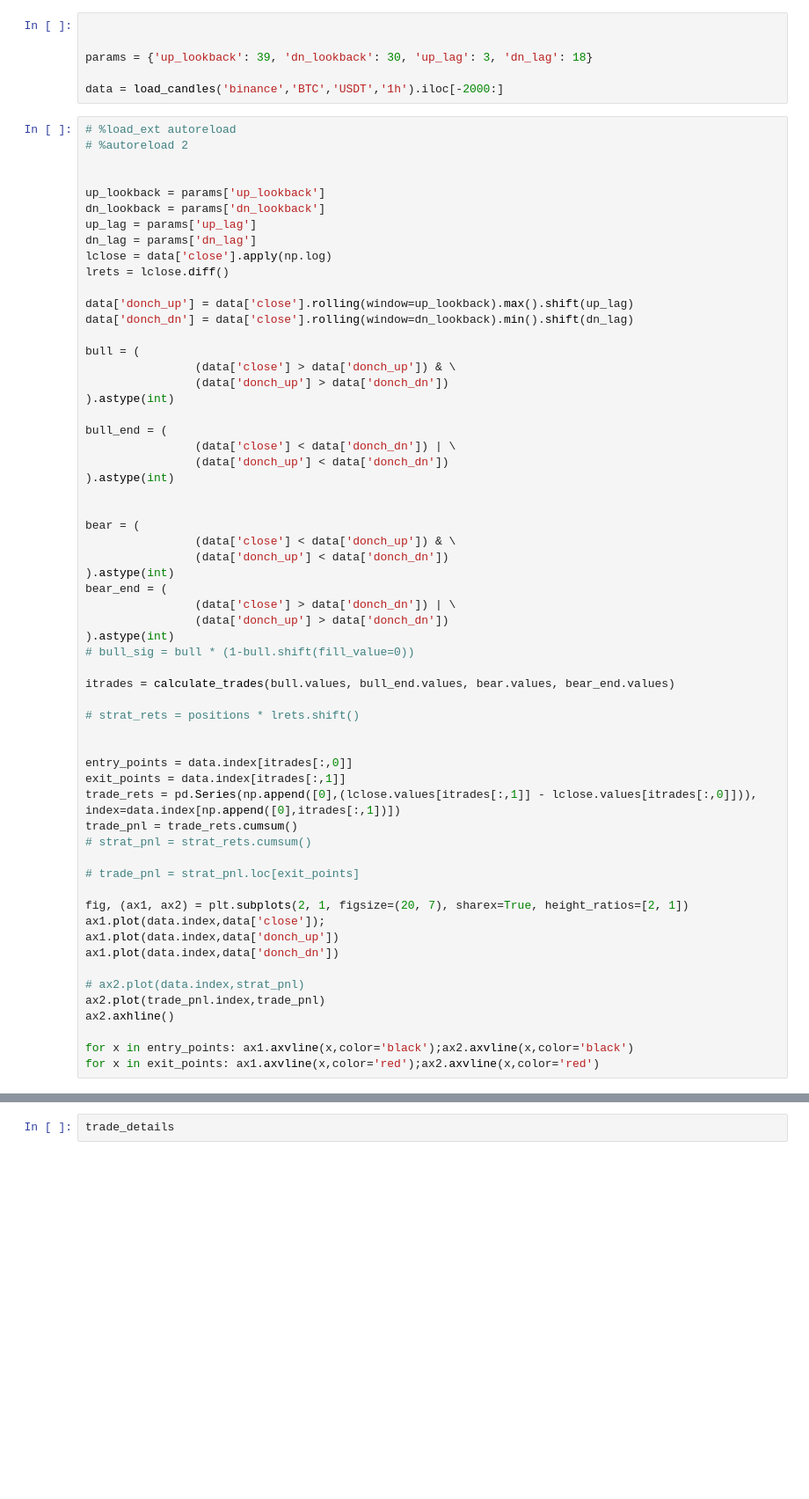
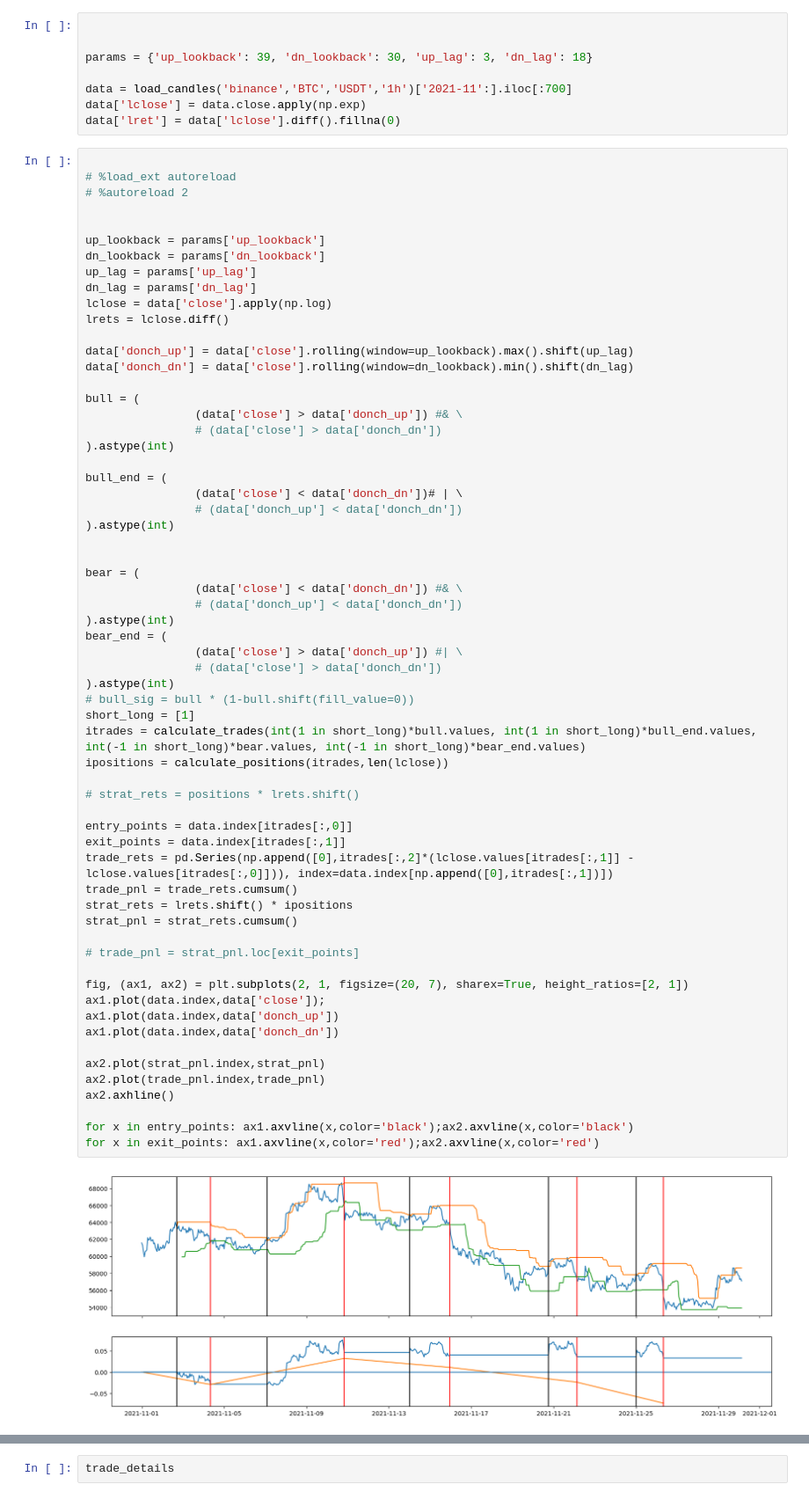
Before and after one commit to petarkabashki/pk-crypto-tools, a Jupyter notebook: 2024-research/donchian-breakout.ipynb, the cells around one changed output, grey strips where cells are left out. Shown at 88% size. Cells and saved outputs as stored; diff of their text form; blank space fills up the shorter version.

```diff
--- a/2024-research/donchian-breakout.ipynb
+++ b/2024-research/donchian-breakout.ipynb
@@ -78,8 +79,11 @@ print(np.get_include())
 
 params = {'up_lookback': 39, 'dn_lookback': 30, 'up_lag': 3, 'dn_lag': 18}
 
-data = load_candles('binance','BTC','USDT','1h').iloc[-2000:]
+data = load_candles('binance','BTC','USDT','1h')['2021-11':].iloc[:700]
+data['lclose'] = data.close.apply(np.exp)
+data['lret'] = data['lclose'].diff().fillna(0)
 # %%
+
 # %load_ext autoreload
 # %autoreload 2
 
@@ -95,48 +99,51 @@ data['donch_up'] = data['close'].rolling(window=up_lookback).max().shift(up_lag)
 data['donch_dn'] = data['close'].rolling(window=dn_lookback).min().shift(dn_lag)
 
 bull = (
-                (data['close'] > data['donch_up']) & \
-                (data['donch_up'] > data['donch_dn'])
+                (data['close'] > data['donch_up']) #& \
+                # (data['close'] > data['donch_dn'])
 ).astype(int)
 
 bull_end = (
-                (data['close'] < data['donch_dn']) | \
-                (data['donch_up'] < data['donch_dn'])
+                (data['close'] < data['donch_dn'])# | \
+                # (data['donch_up'] < data['donch_dn'])
 ).astype(int)
 
 
 bear = (
-                (data['close'] < data['donch_up']) & \
-                (data['donch_up'] < data['donch_dn'])
+                (data['close'] < data['donch_dn']) #& \
+                # (data['donch_up'] < data['donch_dn'])
 ).astype(int)
 bear_end = (
-                (data['close'] > data['donch_dn']) | \
-                (data['donch_up'] > data['donch_dn'])
+                (data['close'] > data['donch_up']) #| \
+                # (data['close'] > data['donch_dn'])
 ).astype(int)
 # bull_sig = bull * (1-bull.shift(fill_value=0))
-
-itrades = calculate_trades(bull.values, bull_end.values, bear.values, bear_end.values)
+short_long = [1]
+itrades = calculate_trades(int(1 in short_long)*bull.values, int(1 in short_long)*bull_end.values, int(-1 in short_long)*bear.values, int(-1 in short_long)*bear_end.values)
+ipositions = calculate_positions(itrades,len(lclose))
 
 # strat_rets = positions * lrets.shift()
 
-
 entry_points = data.index[itrades[:,0]]
 exit_points = data.index[itrades[:,1]]
-trade_rets = pd.Series(np.append([0],(lclose.values[itrades[:,1]] - lclose.values[itrades[:,0]])), index=data.index[np.append([0],itrades[:,1])])
+trade_rets = pd.Series(np.append([0],itrades[:,2]*(lclose.values[itrades[:,1]] - lclose.values[itrades[:,0]])), index=data.index[np.append([0],itrades[:,1])])
 trade_pnl = trade_rets.cumsum()
-# strat_pnl = strat_rets.cumsum()
+strat_rets = lrets.shift() * ipositions
+strat_pnl = strat_rets.cumsum()
 
 # trade_pnl = strat_pnl.loc[exit_points]
 
 fig, (ax1, ax2) = plt.subplots(2, 1, figsize=(20, 7), sharex=True, height_ratios=[2, 1])
 ax1.plot(data.index,data['close']);
 ax1.plot(data.index,data['donch_up'])
 ax1.plot(data.index,data['donch_dn'])
 
-# ax2.plot(data.index,strat_pnl)
+ax2.plot(strat_pnl.index,strat_pnl)
 ax2.plot(trade_pnl.index,trade_pnl)
 ax2.axhline()
 
 for x in entry_points: ax1.axvline(x,color='black');ax2.axvline(x,color='black')
 for x in exit_points: ax1.axvline(x,color='red');ax2.axvline(x,color='red')
+# %% [output]
+[figure, added]
 # %%
```
Also changed, not shown: parts of 13 cells of this notebook, 25 other files.
